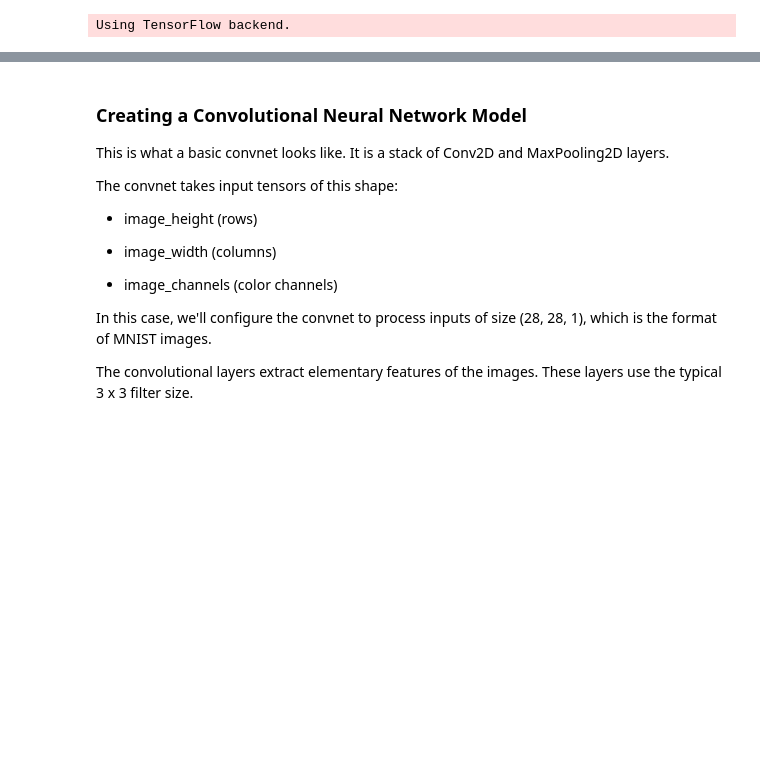
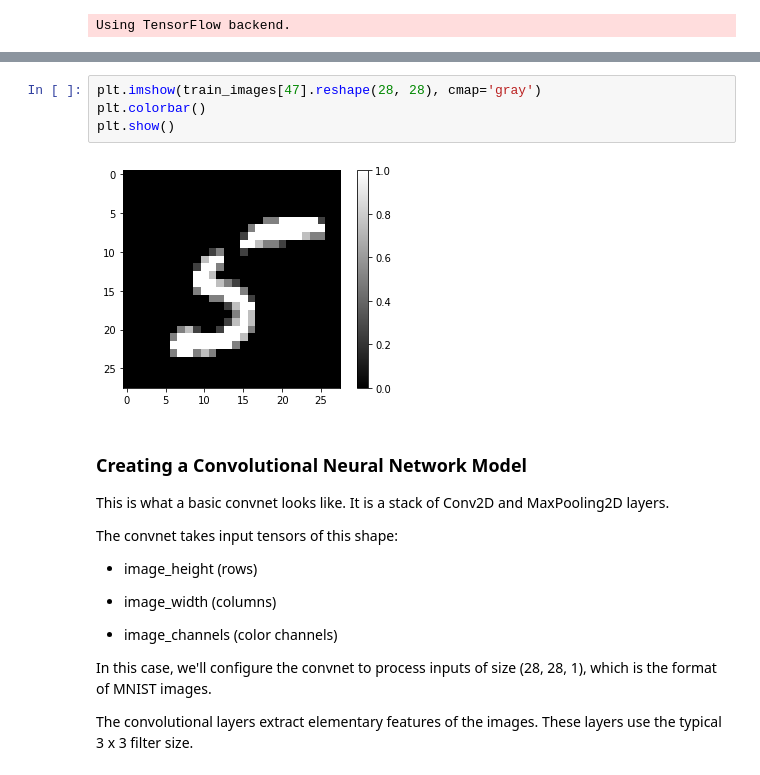
Before and after one commit to yallport/MNIST-CNN, a Jupyter notebook: MNIST CNN.ipynb, the cells around one changed output, grey strips where cells are left out. Drawn from its saved outputs; the diff is of its cells as text; blank space fills up the shorter version.

```diff
--- a/MNIST CNN.ipynb
+++ b/MNIST CNN.ipynb
@@ -68,3 +104,9 @@ test_labels = to_categorical(test_labels)
+# %%
+plt.imshow(train_images[47].reshape(28, 28), cmap='gray')
+plt.colorbar()
+plt.show()
+# %% [output]
+[figure, added]
 # %% [markdown]
 ### Creating a Convolutional Neural Network Model
 
```
Also changed, not shown: parts of 21 cells of this notebook.
